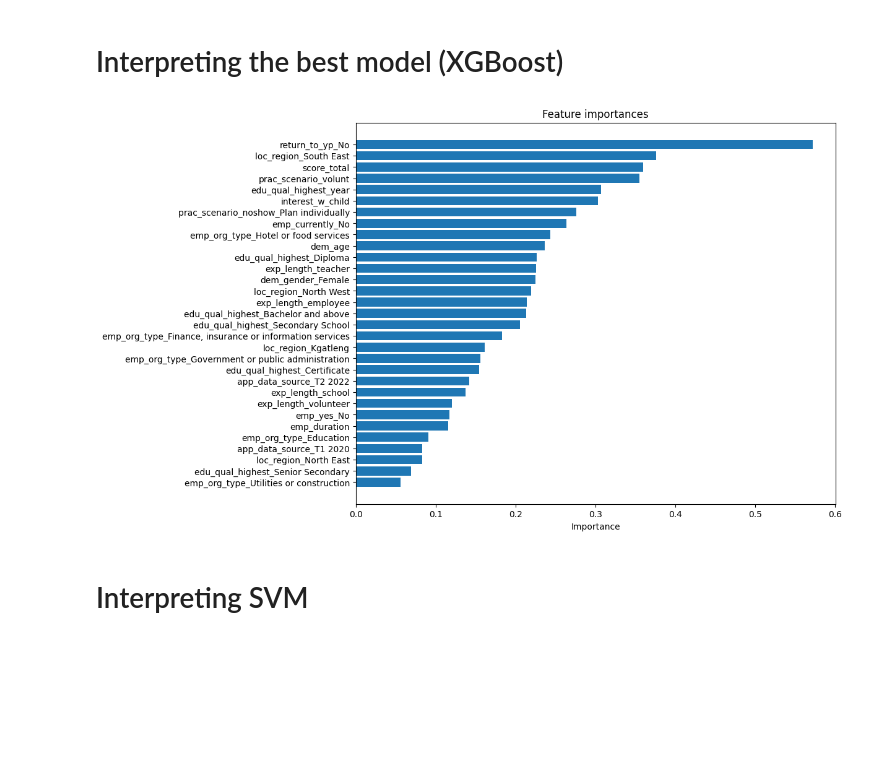
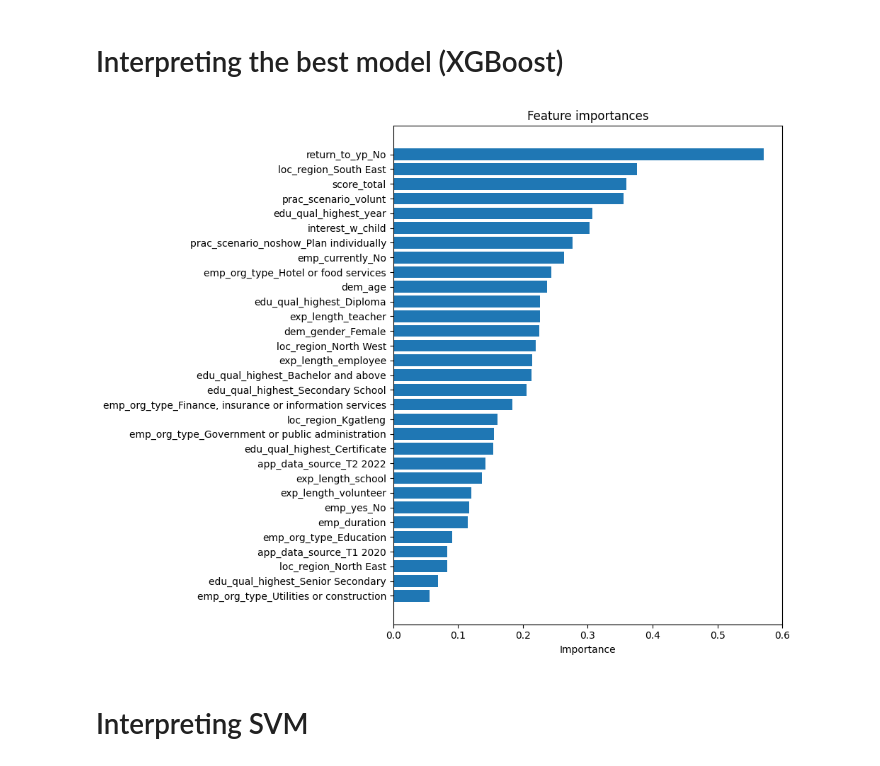
Before and after one commit to littlehifive/yp_hr_analytics, a Jupyter notebook: analysis/hr_analytics_performance.ipynb, the cells around one changed output. Cells and saved outputs as stored; diff of their text form; code cells hidden in the pictures; blank space fills up the shorter version.

Commit message:
update jupyter by adding lines to save plt plots

```diff
--- a/analysis/hr_analytics_performance.ipynb
+++ b/analysis/hr_analytics_performance.ipynb
@@ -304,34 +304,36 @@ importance = best_model.get_booster().get_score(importance_type='gain')
 # For numeric features, the names stay the same
 numeric_feature_names = numerical_features
 
 # For categorical features, get out the one-hot encoded column names
 ohe = xgb_fit.best_estimator_.named_steps['preprocess'].named_transformers_['category'].named_steps['one-hot']
 categorical_feature_names = ohe.get_feature_names_out(categorical_features)
 
 # Combine the two lists
 feature_names = np.concatenate([numeric_feature_names, categorical_feature_names])
 
 # Now you can create the fmap using these feature names
 fmap = {f'f{i}': col for i, col in enumerate(feature_names)}
 
 # Replace feature names in the importance dict
 importance = {fmap[k]: v for k, v in importance.items()}
 
 # Convert the importance to a DataFrame for easier plotting
 importance_df = pd.DataFrame(list(importance.items()), columns=['Feature', 'Importance'])
 
 # Sort the DataFrame by importance
 importance_df = importance_df.sort_values(by='Importance', ascending=False)
 
 # Plot the feature importances
 plt.figure(figsize=(10,8))
 plt.barh(importance_df['Feature'], importance_df['Importance'])
 plt.gca().invert_yaxis()  # Invert y-axis to place the most important features at the top
 plt.xlabel('Importance')
 plt.title('Feature importances')
+plt.tight_layout()
+plt.savefig('feature_importances_performance.png')
 plt.show()
 # %% [output]
-[figure, old version]
+[figure, new version]
 # %% [markdown]
 # Interpreting SVM
 # %% [markdown]
```
